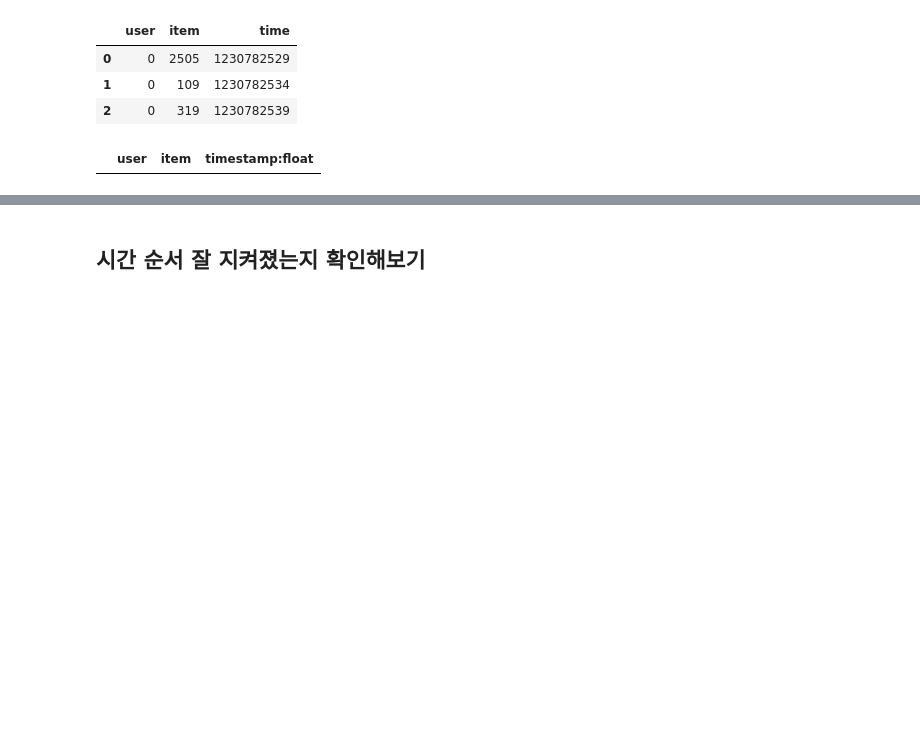
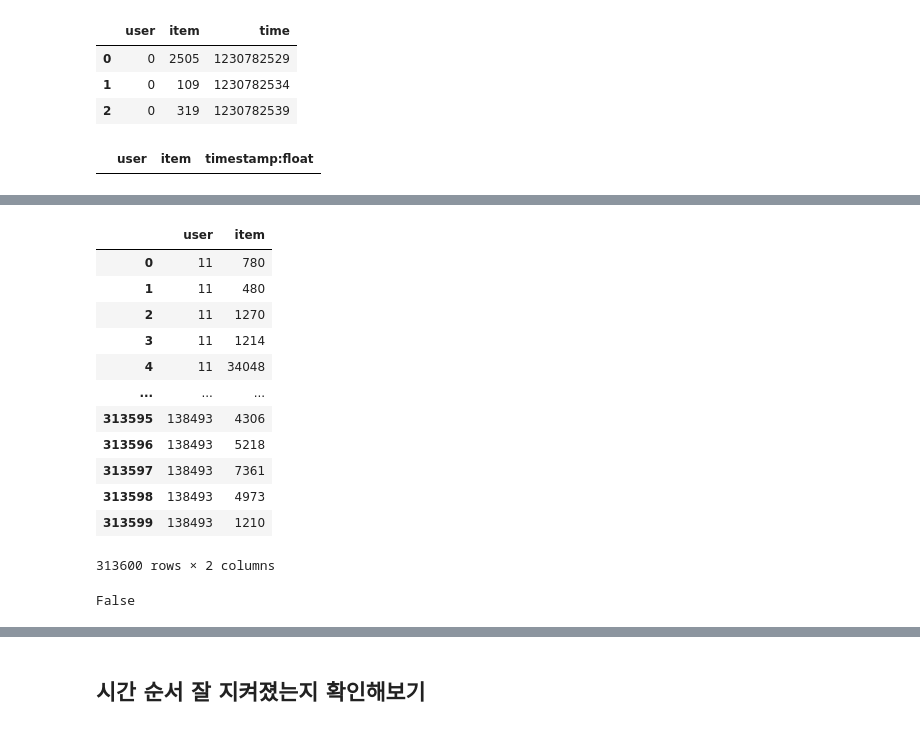
Before and after one commit to boostcampaitech4lv23recsys2/level2_movierecommendation_recsys-level2-recsys-08, a Jupyter notebook: Recbole/Recbole_EASE.ipynb, the cells around one changed output, grey strips where cells are left out. Saved outputs shown, nothing was run; the diff lists cells and outputs as text; code cells hidden in the pictures; blank space fills up the shorter version.

```diff
--- a/Recbole/Recbole_EASE.ipynb
+++ b/Recbole/Recbole_EASE.ipynb
@@ -571,0 +378,47 @@ afterdf[afterdf['timestamp:float'].notna()]
+# %%
+pred_list2 = None
+user_list2 = []
+from recbole.utils.case_study import full_sort_topk
+for data in tbar:
+    batch_pred_list2 = full_sort_topk(data, model, test_data, 10, device=device)[1]
+    batch_pred_list2 = batch_pred_list2.clone().detach().cpu().numpy()
+    if pred_list2 is None:
+        pred_list2 = batch_pred_list2
+        user_list2 = data.numpy()
+    else:
+        pred_list2 = np.append(pred_list2, batch_pred_list2, axis=0)
+        user_list2 = np.append(
+            user_list2, data.numpy(), axis=0
+        )
+tbar.close()
+# %%
+# user별 item 추천 결과 하나로 합쳐주기
+result2 = []
+for user, pred in zip(user_list2, pred_list2):
+    for item in pred:
+        result2.append((int(user_id2token[user]), int(item_id2token[item])))
+# %%
+sub2 = pd.DataFrame(result2, columns=["user", "item"])
+# %%
+sub2.user = sub2.user.map(uidx2user)
+sub2.item = sub2.item.map(iidx2item)
+# %%
+sub2
+# %% [output]
+|  | user | item |
+| 0 | 11 | 780 |
+| 1 | 11 | 480 |
+| 2 | 11 | 1270 |
+| 3 | 11 | 1214 |
+| 4 | 11 | 34048 |
+| ... | ... | ... |
+| 313595 | 138493 | 4306 |
+| 313596 | 138493 | 5218 |
+| 313597 | 138493 | 7361 |
+| 313598 | 138493 | 4973 |
+| 313599 | 138493 | 1210 |
+313600 rows × 2 columns
+# %%
+sub2.item[0] in train[train.user==11].item
+# %% [output]
+False
```
Also changed, not shown: parts of 39 cells of this notebook.
